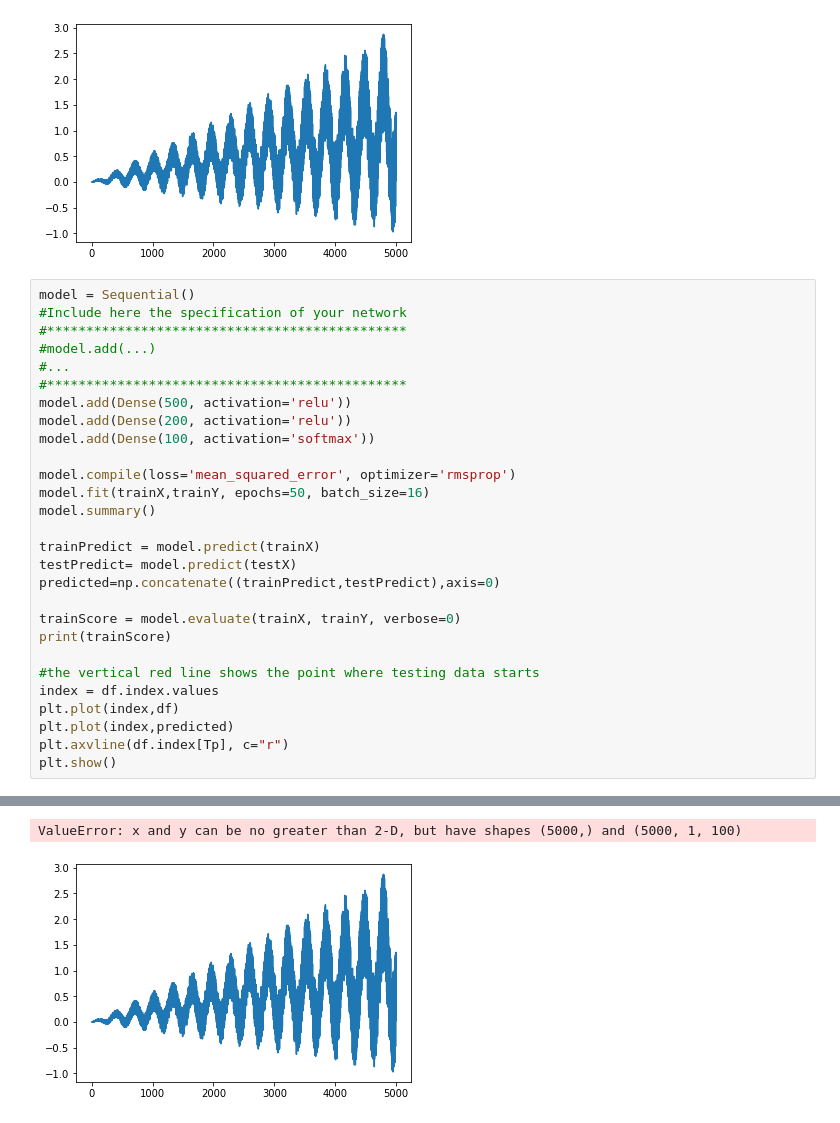
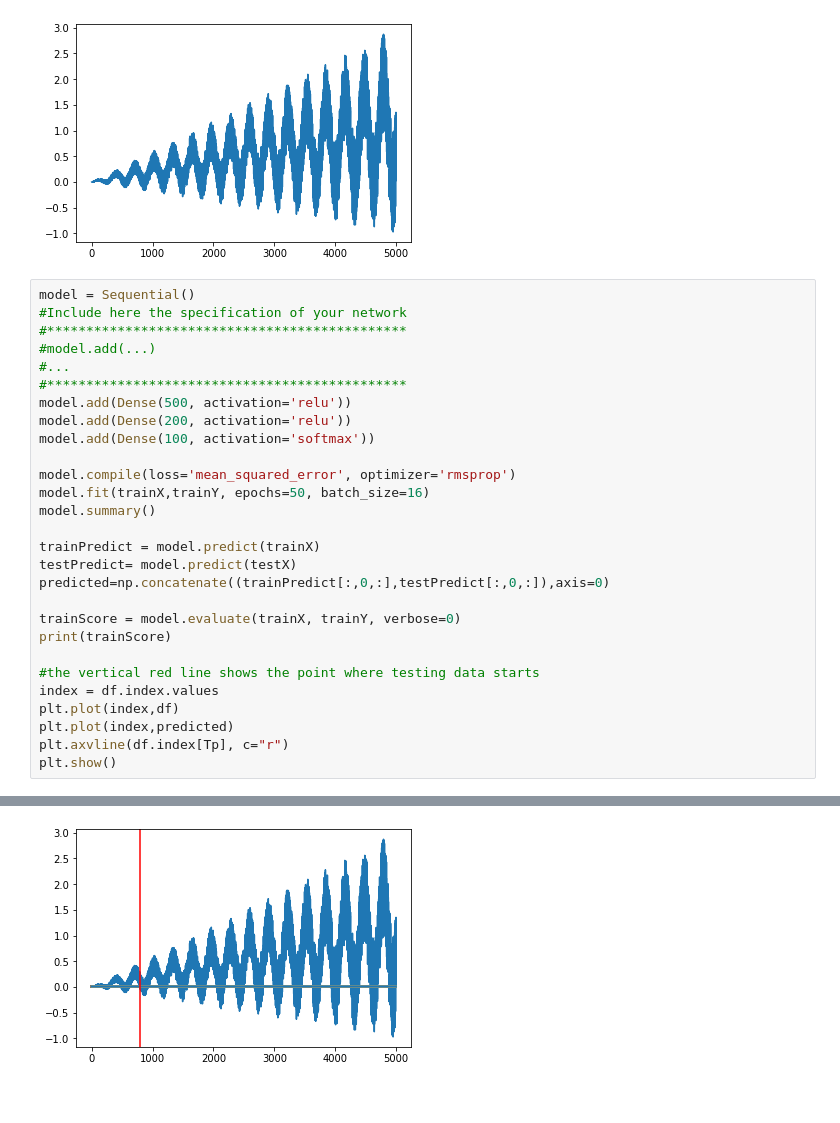
Before and after one commit to pageian/CSCI-3151, a Jupyter notebook: Assignments/A4/A4Q3.ipynb, the cells around one changed output, grey strips where cells are left out. Drawn from its saved outputs; the diff is of its cells as text.

```diff
--- a/Assignments/A4/A4Q3.ipynb
+++ b/Assignments/A4/A4Q3.ipynb
@@ -55,7 +55,7 @@ model.summary()
 
 trainPredict = model.predict(trainX)
 testPredict= model.predict(testX)
-predicted=np.concatenate((trainPredict,testPredict),axis=0)
+predicted=np.concatenate((trainPredict[:,0,:],testPredict[:,0,:]),axis=0)
 
 trainScore = model.evaluate(trainX, trainY, verbose=0)
 print(trainScore)
@@ -87,2 +87 @@ _________________________________________________________________
-ValueError: x and y can be no greater than 2-D, but have shapes (5000,) and (5000, 1, 100)
-[figure, old version]
+[figure, new version]
```
Also changed, not shown: parts of 1 cell of this notebook, 1 other file.
